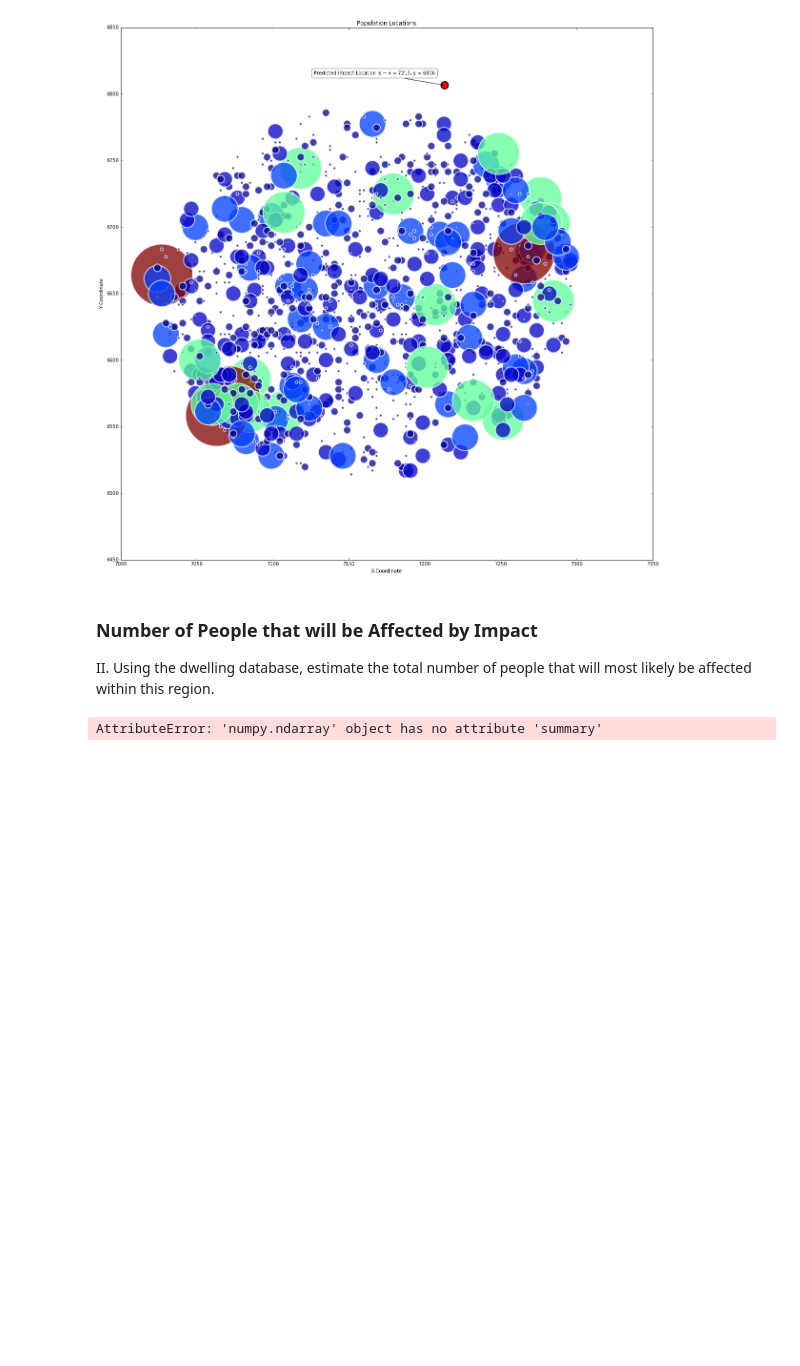
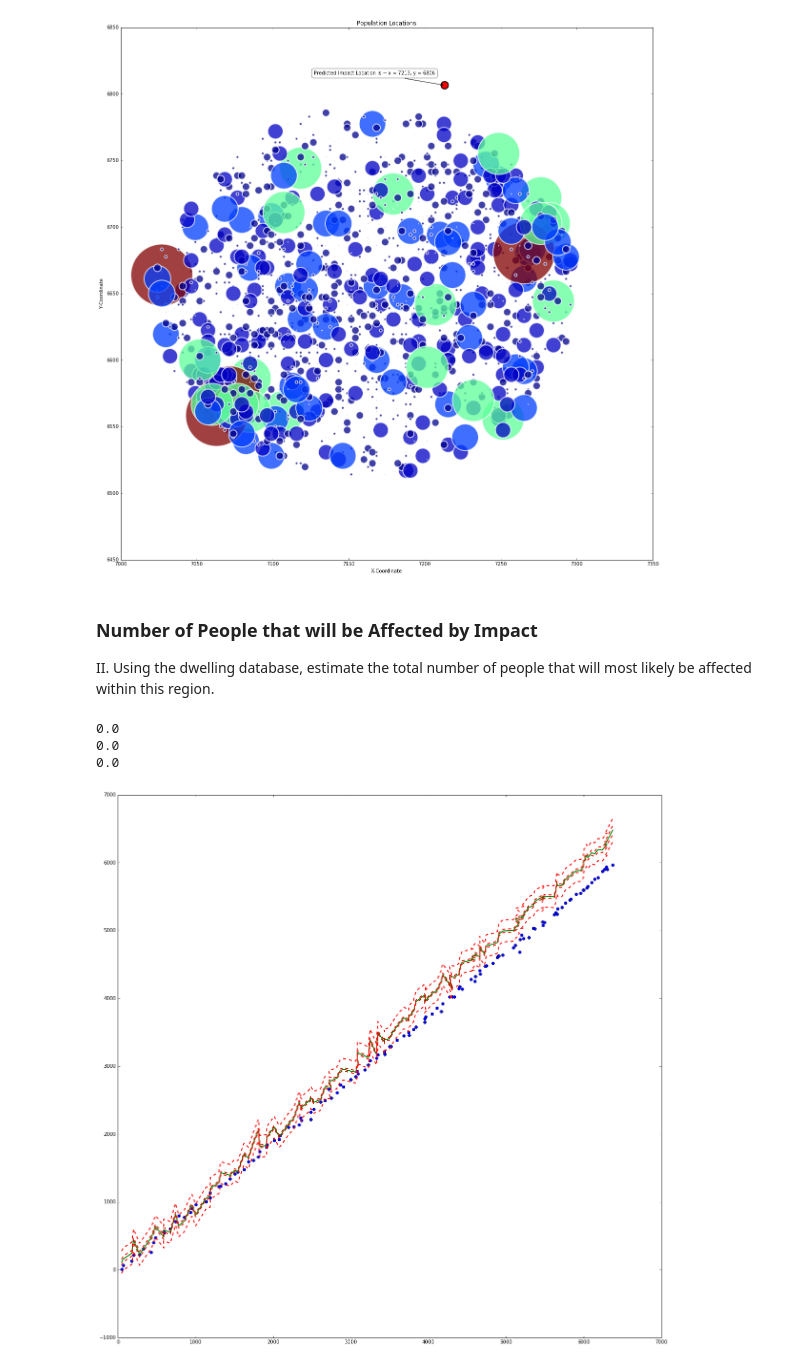
Before and after one commit to rickfarmer/harvard-cs-109a-data-science, a Jupyter notebook: Farmer_Rick_CS109A_Midterm.ipynb, the cells around one changed output. Drawn from its saved outputs; the diff is of its cells as text; code cells hidden in the pictures; blank space fills up the shorter version.

```diff
--- a/Farmer_Rick_CS109A_Midterm.ipynb
+++ b/Farmer_Rick_CS109A_Midterm.ipynb
@@ -538,26 +540,39 @@ plt.show()
 
 II. Using the dwelling database, estimate the total number of people that will most likely be affected within this region.
 # %%
+# Reference http://stackoverflow.com/questions/17559408/confidence-and-prediction-intervals-with-statsmodels/17560456
+
+import statsmodels.api as sm
 from statsmodels.sandbox.regression.predstd import wls_prediction_std
 
-prstd, iv_l, iv_u = wls_prediction_std(impact_x.summary)
+prstd, iv_l, iv_u = wls_prediction_std(poly_x)
+
+
+from statsmodels.stats.outliers_influence import summary_table
+
+st, data, ss2 = summary_table(poly_x, alpha=0.05)
 
 fittedvalues = data[:,2]
 predict_mean_se  = data[:,3]
 predict_mean_ci_low, predict_mean_ci_upp = data[:,4:6].T
 predict_ci_low, predict_ci_upp = data[:,6:8].T
 
 # check we got the right things
-print np.max(np.abs(impact_x.fittedvalues - fittedvalues))
+print np.max(np.abs(poly_x.fittedvalues - fittedvalues))
 print np.max(np.abs(iv_l - predict_ci_low))
 print np.max(np.abs(iv_u - predict_ci_upp))
 
+
+fig = plt.figure(figsize=(20, 20))
 plt.plot(x, y, 'o')
 plt.plot(x, fittedvalues, '-', lw=2)
 plt.plot(x, predict_ci_low, 'r--', lw=2)
 plt.plot(x, predict_ci_upp, 'r--', lw=2)
 plt.plot(x, predict_mean_ci_low, 'r--', lw=2)
 plt.plot(x, predict_mean_ci_upp, 'r--', lw=2)
 plt.show()
 # %% [output]
-AttributeError: 'numpy.ndarray' object has no attribute 'summary'
+0.0
+0.0
+0.0
+[figure, added]
```
Also changed, not shown: parts of 4 cells of this notebook.
